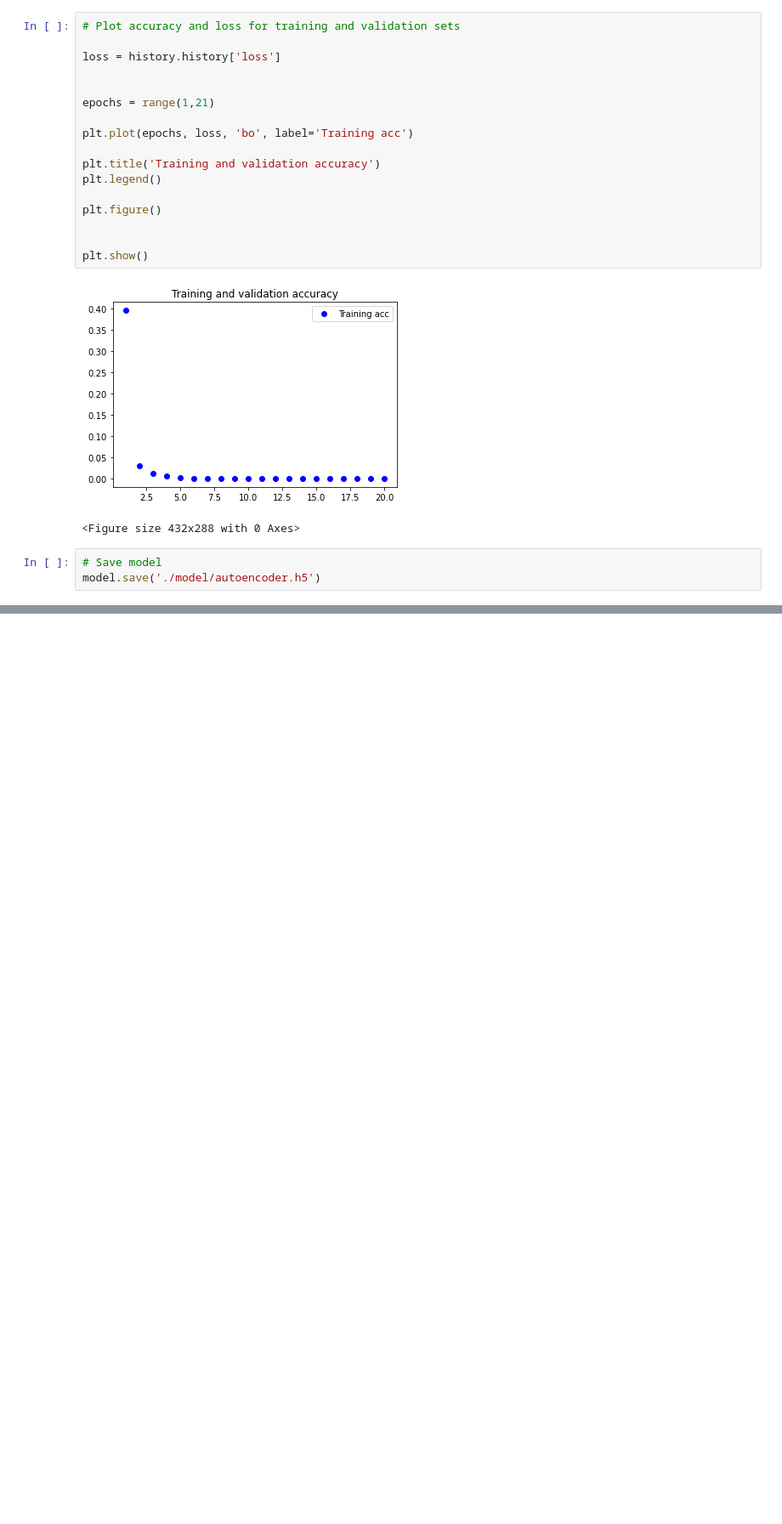
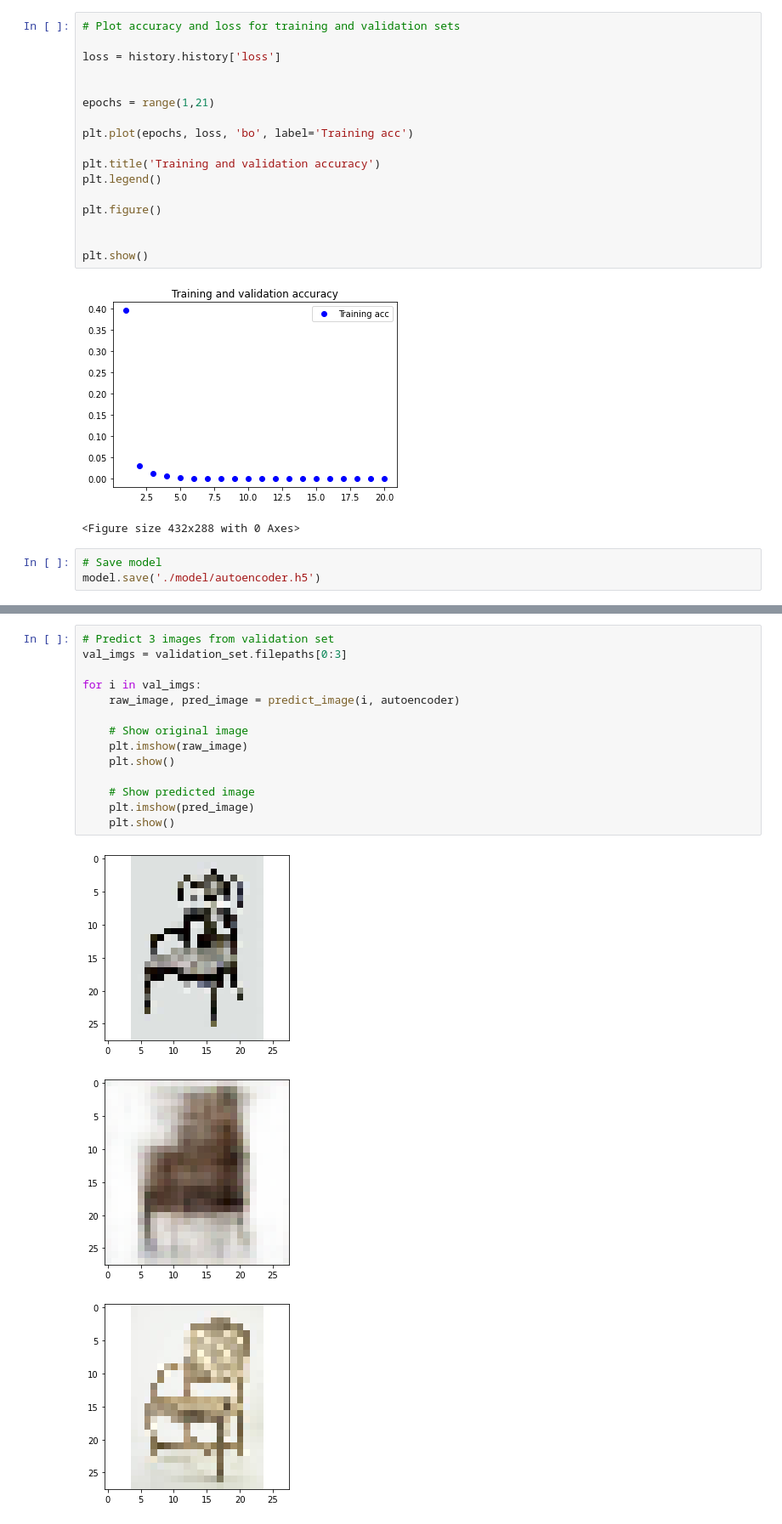
Before and after one commit to baharbiazar/image_search_engine, a Jupyter notebook: autoencoder_model.ipynb, the cells around one changed output, grey strips where cells are left out. Shown at 85% size. Drawn from its saved outputs; the diff is of its cells as text; blank space fills up the shorter version.

```diff
--- a/autoencoder_model.ipynb
+++ b/autoencoder_model.ipynb
@@ -169,0 +408,18 @@ model.save('./model/autoencoder.h5')
+# %%
+# Predict 3 images from validation set
+val_imgs = validation_set.filepaths[0:3]
+
+for i in val_imgs:
+    raw_image, pred_image = predict_image(i, autoencoder)
+
+    # Show original image
+    plt.imshow(raw_image)
+    plt.show()
+
+    # Show predicted image
+    plt.imshow(pred_image)
+    plt.show()
+# %% [output]
+[figure, added]
+[figure, added]
+[figure, added]
```
Also changed, not shown: parts of 27 cells of this notebook, 1 other file.
